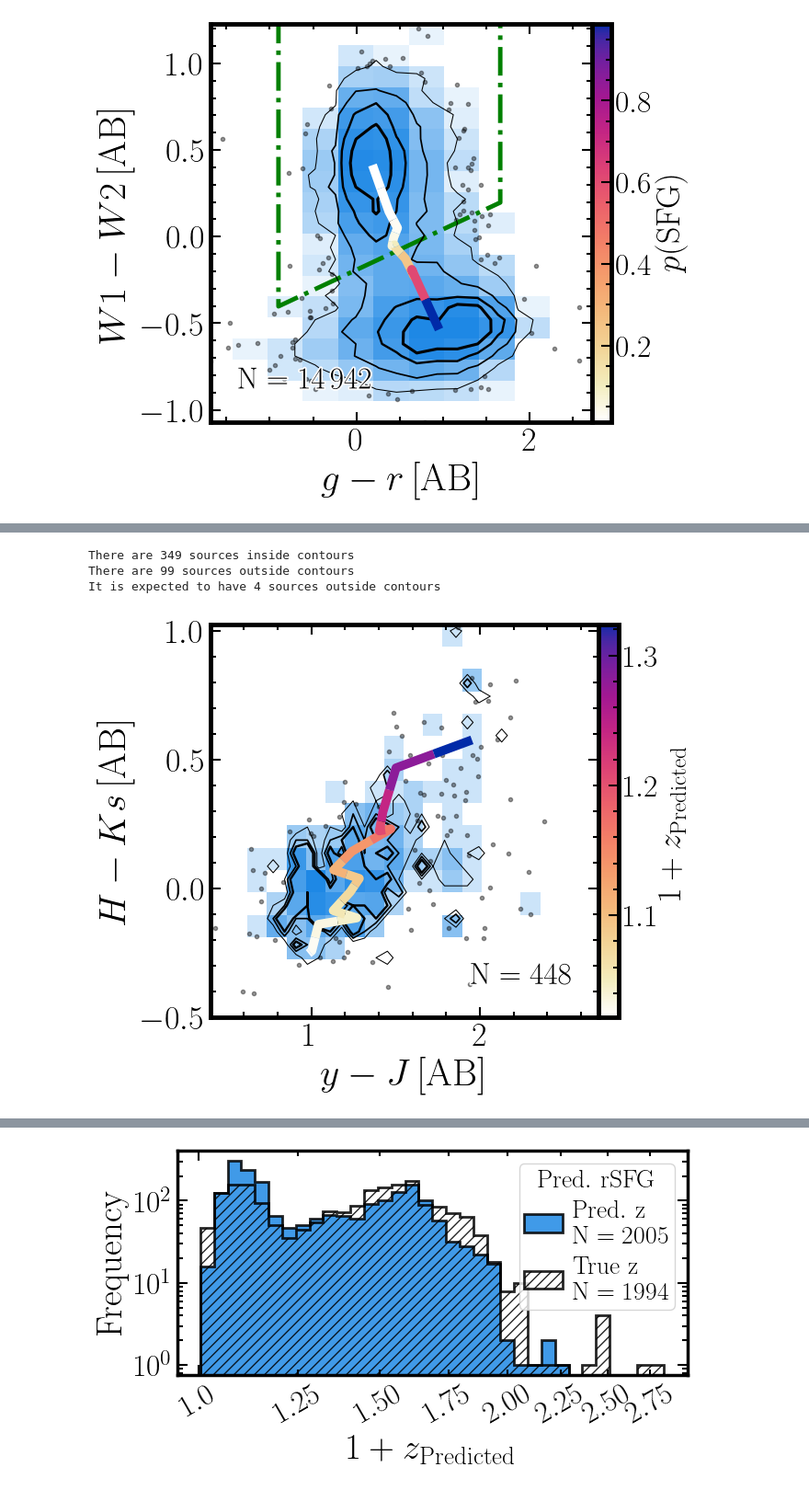
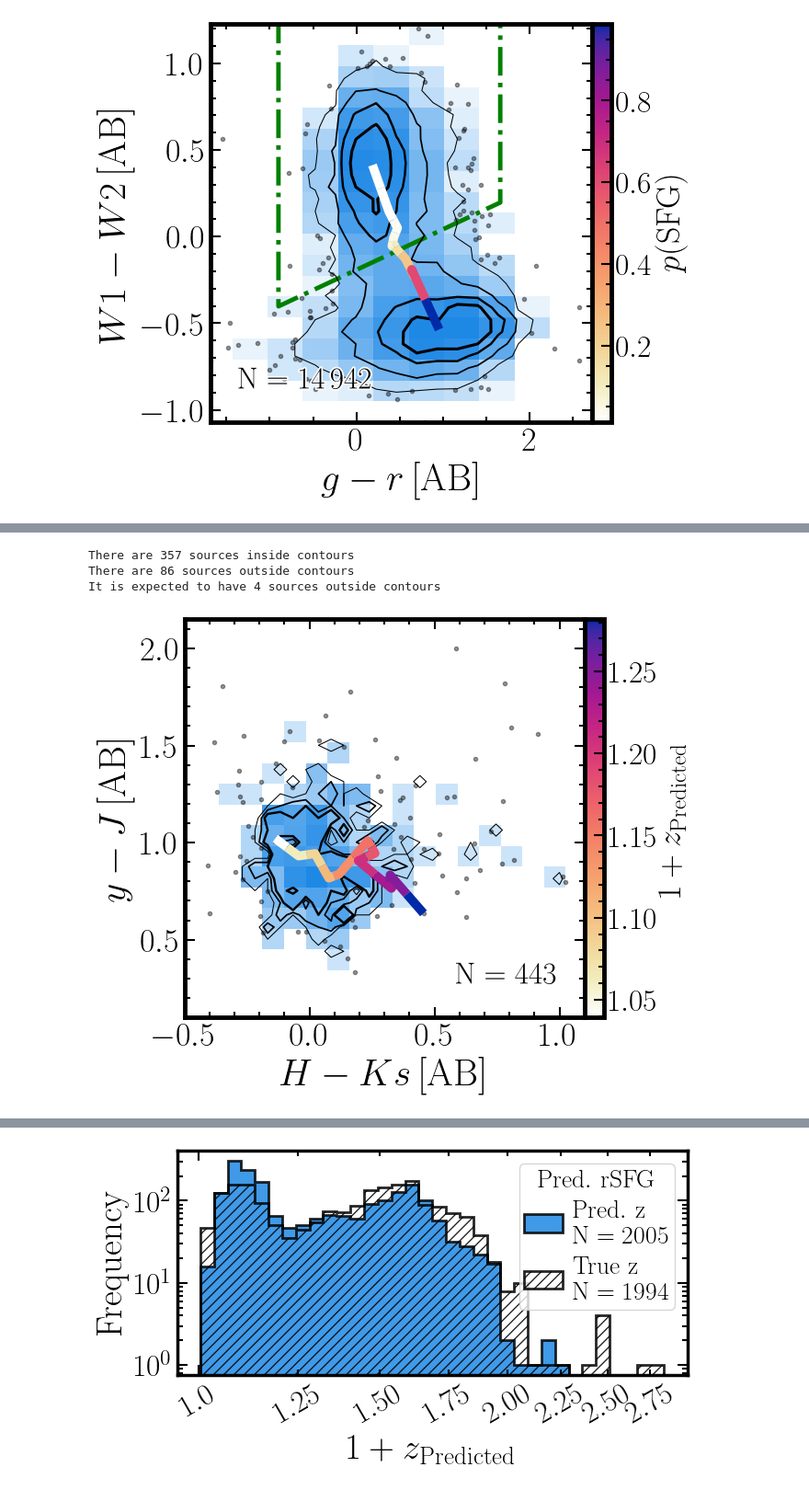
Before and after one commit to racarvajal/Pipeline_ML_6arcsec, a Jupyter notebook: Describe_preds_SFG.ipynb, the cells around one changed output, grey strips where cells are left out. Shown at 92% size. Drawn from its saved outputs; the diff is of its cells as text; code cells hidden in the pictures.

Commit message:
plot two z colours

```diff
--- a/Describe_preds_SFG.ipynb
+++ b/Describe_preds_SFG.ipynb
@@ -553,7 +553,7 @@ ax1.annotate(num_str, xy=(0.07, 0.07), xycoords='axes fraction',
 norm_z  = mcolors.Normalize()
 # lines = colored_line(med_x, med_y, med_z, ax1, linewidth=5, cmap='cet_glasbey_hv', zorder=3)
 med_x, med_y, med_z = create_median_values(dens_plot_data_x, dens_plot_data_y,
-                                           dens_plot_data_z, nbins=10, scale='linear')
+                                           dens_plot_data_z, nbins=8, scale='linear')
 lines = colored_line(med_x, med_y, med_z,
                      ax1, linewidth=7, cmap='cet_CET_L17', zorder=3, norm=norm_z)
 # ax1.plot(med_x, med_y, marker='+', ls='None', color='k', ms=10, zorder=4)
@@ -567,8 +567,9 @@ if use_imputed:
 # ax1.set_ylim(bottom=-0.2, top=5.0)
 ax1.set_xlim(left=min_X_plot, right=max_X_plot)
 ax1.set_ylim(bottom=min_Y_plot, top=max_Y_plot)
-# ax1.set_xlim(left=min_X, right=max_X)
-# ax1.set_ylim(bottom=min_Y, top=max_Y)
+if not use_imputed:
+    ax1.set_xlim(left=min_X_plot, right=1.8)
+    ax1.set_ylim(bottom=0.2, top=max_Y_plot)
 
 # cbar_str = r'$\mathrm{Sources ~ per ~ bin}$'
 # cbar = fig.colorbar(dens_CW[1], ax=ax1, pad=0.0, format=ScalarFormatter())
@@ -617,12 +618,12 @@ try:
 except:
     pass
 
-column_x         = 'y_K'
-column_y         = 'H_K'
+column_x         = 'H_K'
+column_y         = 'y_J'
 column_z         = 'pred_Z_rSFG'  # 'pred_Z_rSFG', 'Z'
 
-xlabel           = r'$y - J\, [\mathrm{AB}]$'
-ylabel           = r'$H - Ks\, [\mathrm{AB}]$'
+xlabel           = r'$H - Ks\, [\mathrm{AB}]$'
+ylabel           = r'$y - J\, [\mathrm{AB}]$'
 mask_valid_vals  = np.isfinite(data_catalog_HETDEX_df.loc[:, column_x]) &\
                    np.isfinite(data_catalog_HETDEX_df.loc[:, column_y])
 filter_good_cols  = mask_valid_vals & mask_pred_rSFG
@@ -734,12 +735,12 @@ if not use_imputed:
     med_x, med_y, med_z = create_median_values(dens_plot_data_x,
                                                dens_plot_data_y,
                                                dens_plot_data_z,
-                                               nbins=15, scale='inverselog')
+                                               nbins=13, scale='linear')
 if use_imputed:
     med_x, med_y, med_z = create_median_values(dens_plot_data_x,
                                            dens_plot_data_y,
                                            dens_plot_data_z,
-                                           nbins=25, scale='inverselog')
+                                           nbins=25, scale='linear')
 lines = colored_line(med_x, med_y, med_z,
                      ax1, linewidth=7, cmap='cet_CET_L17', zorder=3, norm=norm_z)
 # ax1.plot(med_x, med_y, marker='+', ls='None', color='k', ms=10, zorder=4)
@@ -755,8 +756,8 @@ ax1.set_xlim(left=min_X_plot, right=max_X_plot)
 ax1.set_ylim(bottom=min_Y_plot, top=max_Y_plot)
 
 if not use_imputed:
-    ax1.set_xlim(left=0.4, right=max_X_plot)
-    ax1.set_ylim(bottom=-0.5, top=max_Y_plot)
+    ax1.set_xlim(left=-0.5, right=1.1)
+    ax1.set_ylim(bottom=0.1, top=2.15)
 
 # cbar_str = r'$\mathrm{Sources ~ per ~ bin}$'
 # cbar = fig.colorbar(dens_CW[1], ax=ax1, pad=0.0, format=ScalarFormatter())
@@ -766,33 +767,33 @@ if not use_imputed:
 # cbar.ax.tick_params(which='minor', length=4, width=1.5, direction='in', color='k')
 # cbar.outline.set_linewidth(3.5)
 # cbar.ax.set_ylabel(cbar_str, size=26, labelpad=-1)
 
 cbar_z_str = r'$1 + z_{\mathrm{Predicted}}$'
 cbar_z = fig.colorbar(lines, ax=ax1, pad=0.0, format=ScalarFormatter())
 cbar_z.ax.minorticks_on()
 cbar_z.ax.tick_params(labelsize=24)
 cbar_z.ax.tick_params(which='major', length=8, width=1.5, direction='in', color='k')
 cbar_z.ax.tick_params(which='minor', length=4, width=1.5, direction='in', color='k')
 cbar_z.outline.set_linewidth(3.5)
 cbar_z.ax.set_ylabel(cbar_z_str, size=26, labelpad=-1)
 
 ax1.minorticks_on()
 ax1.tick_params(which='both', top=True, right=True, direction='in')
 ax1.tick_params(axis='both', which='major', labelsize=26)
 # ax1.tick_params(axis='both', which='minor', labelsize=26)
 ax1.tick_params(which='major', length=8, width=1.5)
 ax1.tick_params(which='minor', length=4, width=1.5)
 ax1.set_xlabel(xlabel, size=30)
 ax1.set_ylabel(ylabel, size=30)
 plt.setp(ax1.spines.values(), linewidth=3.5)
 plt.setp(ax1.spines.values(), linewidth=3.5)
 
 if save_plots:
     plt.savefig(gv.plots_path + f'z_evol_H_Ks_y_J_rSFG_{used_sample}_{imputed_str}_HETDEX.pdf',
                 bbox_inches='tight')
 plt.show()
 # %% [output]
-There are 349 sources inside contours
-There are 99 sources outside contours
+There are 357 sources inside contours
+There are 86 sources outside contours
 It is expected to have 4 sources outside contours
-[figure, old version]
+[figure, new version]
```
Also changed, not shown: parts of 4 cells of this notebook.
